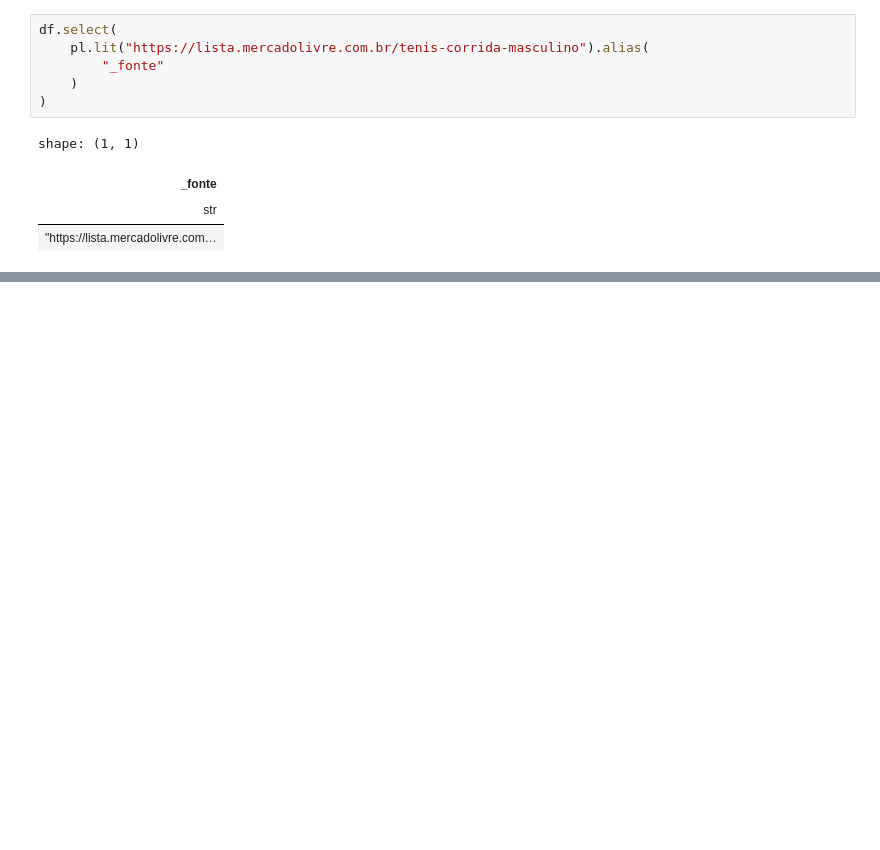
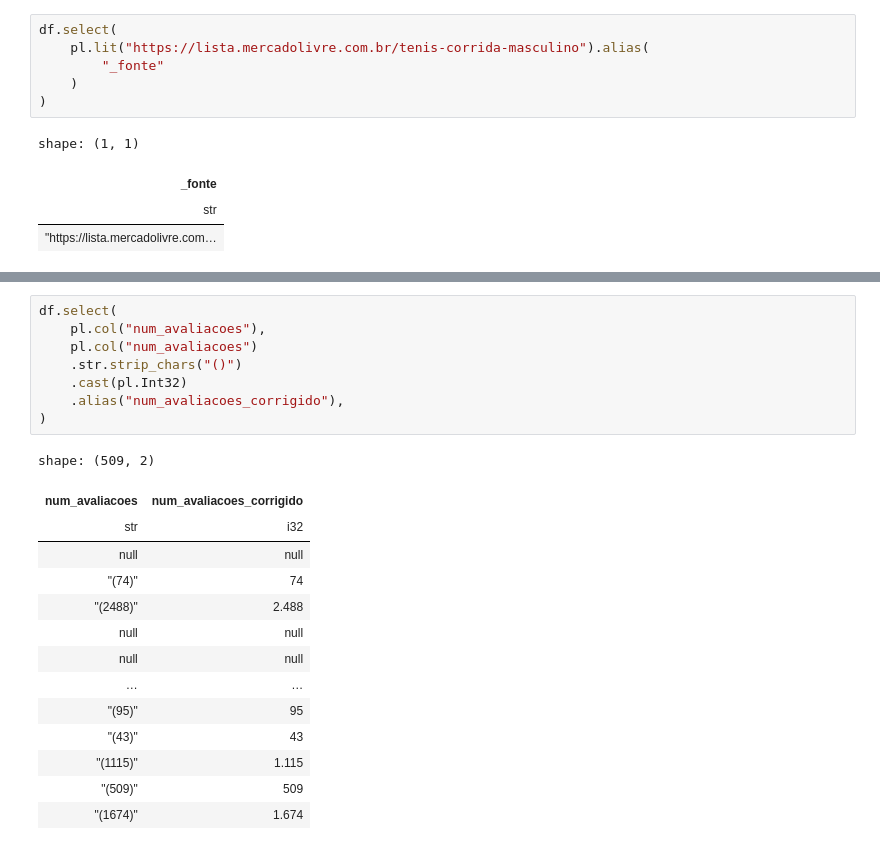
Before and after one commit to Fenyx-Forte/Pesquisa-De-Mercado-Tenis-Corrida-Masculino, a Jupyter notebook: src/jupyter/notebook.ipynb, the cells around one changed output, grey strips where cells are left out. Saved outputs shown, nothing was run; the diff lists cells and outputs as text; blank space fills up the shorter version.

```diff
--- a/src/jupyter/notebook.ipynb
+++ b/src/jupyter/notebook.ipynb
@@ -169,0 +187,23 @@ shape: (509, 10)
+# %%
+df.select(
+    pl.col("num_avaliacoes"),
+    pl.col("num_avaliacoes")
+    .str.strip_chars("()")
+    .cast(pl.Int32)
+    .alias("num_avaliacoes_corrigido"),
+)
+# %% [output]
+shape: (509, 2)
+| num_avaliacoes | num_avaliacoes_corrigido |
+| str | i32 |
+| null | null |
+| "(74)" | 74 |
+| "(2488)" | 2.488 |
+| null | null |
+| null | null |
+| … | … |
+| "(95)" | 95 |
+| "(43)" | 43 |
+| "(1115)" | 1.115 |
+| "(509)" | 509 |
+| "(1674)" | 1.674 |
```
Also changed, not shown: parts of 9 cells of this notebook, 3 other files.
